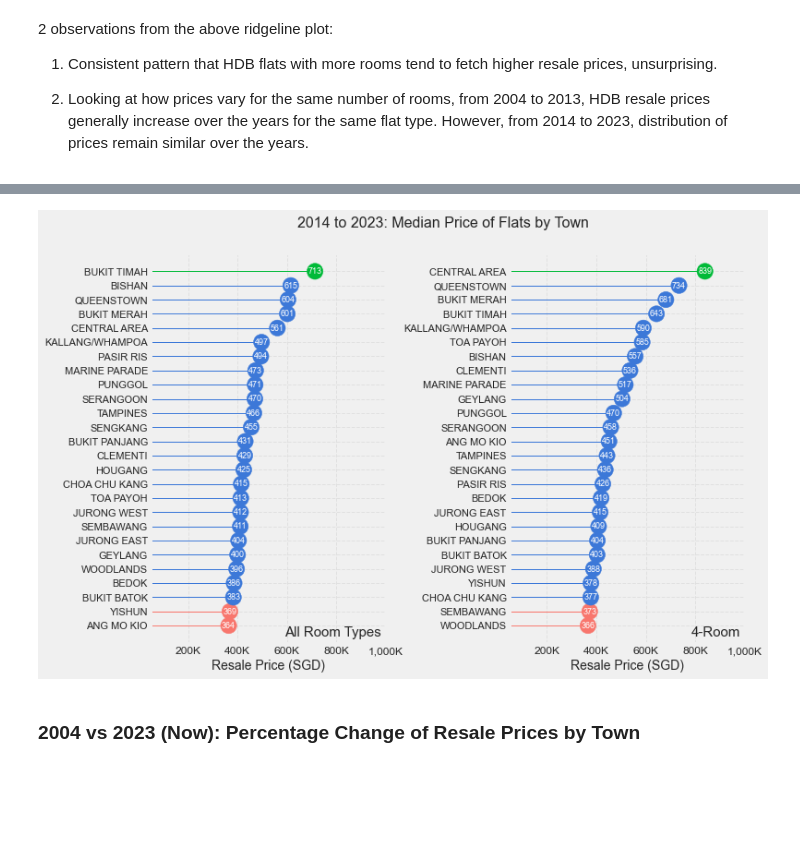
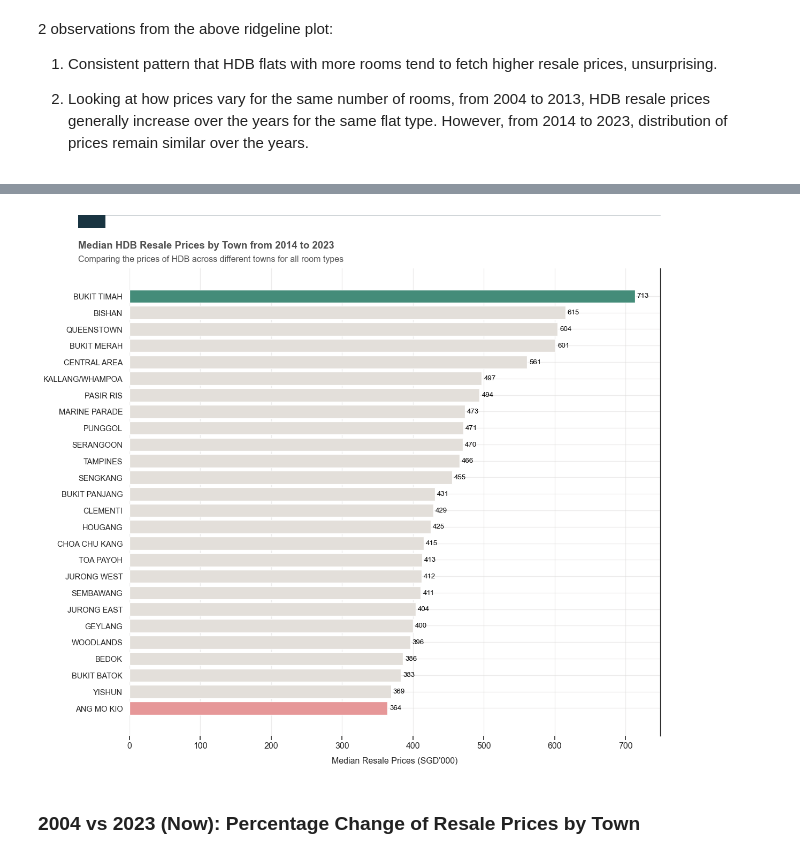
Before and after one commit to raychng/bt4222-project, a Jupyter notebook: EDA 2014 to 2023.ipynb, the cells around one changed output, grey strips where cells are left out. Cells and saved outputs as stored; diff of their text form; code cells hidden in the pictures; blank space fills up the shorter version.

```diff
--- a/EDA 2014 to 2023.ipynb
+++ b/EDA 2014 to 2023.ipynb
@@ -187,13 +223,16 @@ For both time blocks (2004 to 2013, and 2014 to 2023):
 - 5 Room
 - Executive
 # %%
-print('Unique flat types before removing:', hdb_price_df_04_13['flat_type'].unique(),'\n')
+print('Unique flat types before removing:', hdb_price_df_14_23['flat_type'].unique(),'\n')
 keep_flat_type = ['3 ROOM', '4 ROOM', '5 ROOM', 'EXECUTIVE']
-hdb_price_df_04_13 = hdb_price_df_04_13[hdb_price_df_04_13['flat_type'].isin(keep_flat_type)]
-print('Unique flat types after removing 1 rooms, 2 rooms and multi-generation flat types:',hdb_price_df_04_13['flat_type'].unique())
+hdb_price_df_14_23 = hdb_price_df_14_23[hdb_price_df_14_23['flat_type'].isin(keep_flat_type)]
+print('Unique flat types after removing 1 rooms, 2 rooms and multi-generation flat types:',hdb_price_df_14_23['flat_type'].unique())
 
 # do the same for 2014 to 2023
 hdb_price_df_14_23 = hdb_price_df_14_23[hdb_price_df_14_23['flat_type'].isin(keep_flat_type)]
+
+# do the same for 2014 to 2023
+hdb_price_df = hdb_price_df[hdb_price_df['flat_type'].isin(keep_flat_type)]
 # %% [output]
 Unique flat types before removing: ['5 ROOM' 'EXECUTIVE' '3 ROOM' '4 ROOM' '2 ROOM' '1 ROOM'
  'MULTI-GENERATION']
@@ -287,10 +293,6 @@ similar codes as 2004 to 2013
 # all room types
 hdb_price_df_14_23['year'] = pd.DatetimeIndex(hdb_price_df_14_23['month']).year # extract out year
 town_prices_14_23 = hdb_price_df_14_23.groupby(['town'], as_index=False).agg({'adjusted_price': 'median'}).sort_values('adjusted_price', ascending=True).reset_index(drop=True)
-town_prices_14_23['adjusted_price'] = round(town_prices_14_23['adjusted_price']/1000)
-town_prices_14_23['color'] = town_prices_14_23['color'] = ['#f8766d','#f8766d'] + ['#3c78d8']*(len(town_prices_14_23)-3) + ['#00ba38']
+town_prices_14_23['adjusted_price'] = round(town_prices_14_23['adjusted_price']/1000) # convert prices in terms of SGD1000 for easier visualization since prices are all in '000s
 
-# 4-room
-town_prices_14_23_4room = hdb_price_df_14_23[(hdb_price_df_14_23['flat_type'].isin(['4 ROOM']))].groupby(['town'], as_index=False).agg({'adjusted_price': 'median'}).sort_values('adjusted_price', ascending=True).reset_index(drop=True)
-town_prices_14_23_4room['adjusted_price'] = round(town_prices_14_23_4room['adjusted_price']/1000)
-town_prices_14_23_4room['color'] = town_prices_14_23_4room['color'] = ['#f8766d','#f8766d'] + ['#3c78d8']*(len(town_prices_14_23_4room)-3) + ['#00ba38']
+town_prices_14_23
@@ -302,9 +322,9 @@ colors=['#e3dfda']*len(town_prices_14_23)
 # set to lowest and highest prices to red and green respectively
 for index, row in town_prices_14_23.iterrows():
     if row['adjusted_price'] == lowest_median_price:
-        colors[index] = '#de425b'
+        colors[index] = '#e69798'
     if row['adjusted_price'] == highest_median_price:
-        colors[index] = '#488f31'
+        colors[index] = '#448c79'
 
 # Plot bars
 bar1 = ax.barh(town_prices_14_23['town'], town_prices_14_23['adjusted_price'], color=colors)
@@ -321,48 +341,37 @@ ax.set_xlabel("Median Resale Prices (SGD'000)", fontsize=12, labelpad=10)
 ax.xaxis.set_tick_params(pad=2, labelbottom=True, bottom=True, labelsize=12, labelrotation=0)
 # labels = ['Jan', 'Feb', 'Mar', 'Apr', 'May', 'Jun', 'Jul', 'Aug', 'Sep', 'Oct', 'Nov', 'Dec']
 # ax.set_xticks(delay_by_month['Month'], labels) # Map integers numbers from the series to labels list
 
 # Reformat y-axis
 #ax.set_ylabel('Town', fontsize=12, labelpad=10)
 #ax.yaxis.set_label_position("left")
 # ax.yaxis.set_major_formatter(lambda s, i : f'{s:,.0f}')
 # ax.yaxis.set_major_locator(MaxNLocator(integer=True))
 # ax.yaxis.set_tick_params(pad=2, labeltop=False, labelbottom=True, bottom=False, labelsize=12)
 
 # Add label on top of each bar
 ax.bar_label(bar1, labels=[f'{e:,.0f}' for e in town_prices_14_23['adjusted_price']], padding=3, color='black', fontsize=10)
 
 # Remove the spines
 ax.spines[['top','left','bottom']].set_visible(False)
 
 # Make the left spine thicker
 ax.spines['right'].set_linewidth(1.1)
 
 # Add in red line and rectangle on top
-ax.plot([0.05, .9], [.98, .98], transform=fig.transFigure, clip_on=False, color='#BE6E46', linewidth=.6)
-ax.add_patch(plt.Rectangle((0.05,.98), 0.04, -0.02, facecolor='#BE6E46', transform=fig.transFigure, clip_on=False, linewidth = 0))
+ax.plot([0.05, .9], [.98, .98], transform=fig.transFigure, clip_on=False, color='#193441', linewidth=.6)
+ax.add_patch(plt.Rectangle((0.05,.98), 0.04, -0.02, facecolor='#193441', transform=fig.transFigure, clip_on=False, linewidth = 0))
 
 # Add in title and subtitle
-ax.text(x=0.05, y=.93, s="Median HDB Resale Prices by Town from 2004 to 2013", transform=fig.transFigure, ha='left', fontsize=14, weight='bold', alpha=.8)
+ax.text(x=0.05, y=.93, s="Median HDB Resale Prices by Town from 2014 to 2023", transform=fig.transFigure, ha='left', fontsize=14, weight='bold', alpha=.8)
 ax.text(x=0.05, y=.91, s="Comparing the prices of HDB across different towns for all room types", transform=fig.transFigure, ha='left', fontsize=12, alpha=.8)
 
 # Adjust the margins around the plot area
 plt.subplots_adjust(left=None, bottom=0.2, right=None, top=0.9, wspace=None, hspace=None)
 
-# Colours - Choose the extreme colours of the colour map
-colours = ["#2196f3", "#bbdefb"]
-
-# Colormap - Build the colour maps
-cmap = mpl.colors.LinearSegmentedColormap.from_list("colour_map", colours, N=256)
-norm = mpl.colors.Normalize(town_prices_14_23['adjusted_price'].min(), town_prices_04_13['adjusted_price'].max()) # linearly normalizes data into the [0.0, 1.0] interval
-
-# Plot bars
-bar1 = ax.bar(town_prices_14_23['adjusted_price'], town_prices_14_23['town'], color=cmap(norm(town_prices_04_13['adjusted_price'])), width=0.6, zorder=2)
-# Set a white background
-
 plt.show()
 # %% [output]
-[figure, old version]
+[figure, new version]
 # %% [markdown]
 ### 2004 vs 2023 (Now): Percentage Change of Resale Prices by Town
 # %%
```
Also changed, not shown: parts of 77 cells of this notebook, 1 other file.
